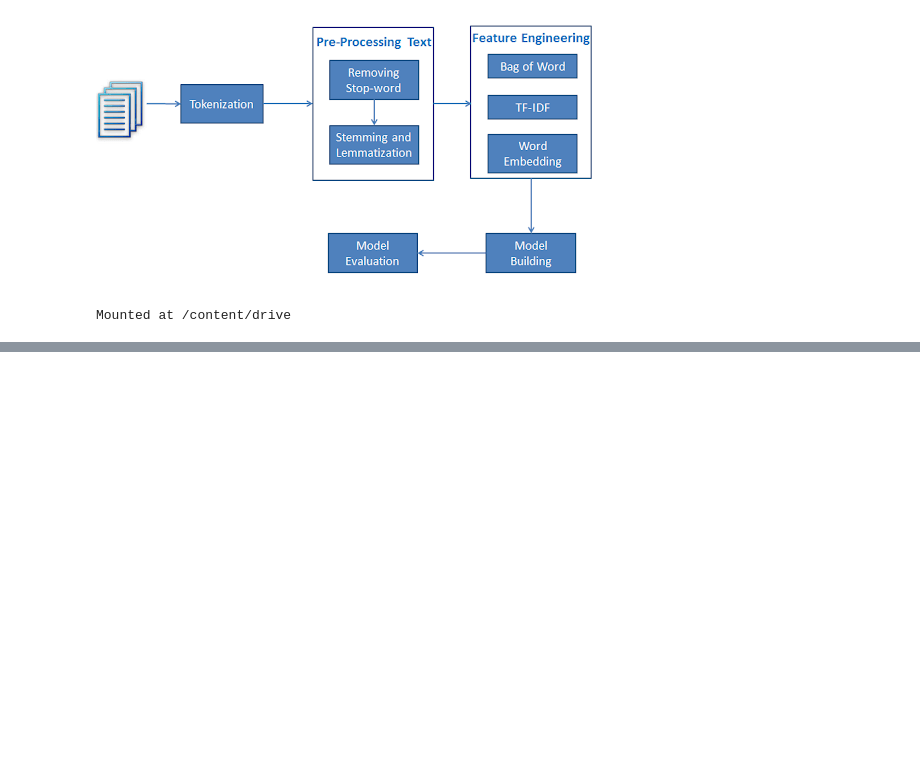
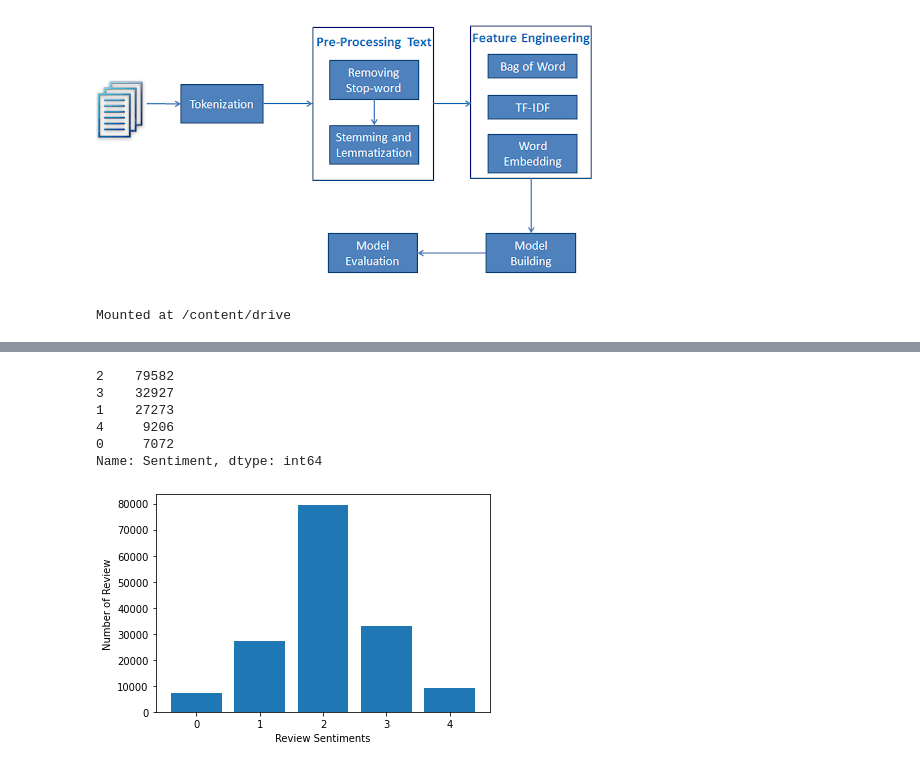
Before and after one commit to JMML2021/-Sprint-9.-An-lisi-de-sentiment-i-textos, a Jupyter notebook: Sprint_9_Anàlisi_de_sentiment_i_textos.ipynb, the cells around one changed output, grey strips where cells are left out. Drawn from its saved outputs; the diff is of its cells as text; code cells hidden in the pictures; blank space fills up the shorter version.

```diff
--- a/Sprint_9_Anàlisi_de_sentiment_i_textos.ipynb
+++ b/Sprint_9_Anàlisi_de_sentiment_i_textos.ipynb
@@ -166,0 +194,17 @@ data=pd.read_csv('/content/drive/MyDrive/01_COLAB/train.tsv', sep='\t')
+# %%
+data.Sentiment.value_counts()
+# %% [output]
+2    79582
+3    32927
+1    27273
+4     9206
+0     7072
+Name: Sentiment, dtype: int64
+# %%
+Sentiment_count=data.groupby('Sentiment').count()
+plt.bar(Sentiment_count.index.values, Sentiment_count['Phrase'])
+plt.xlabel('Review Sentiments')
+plt.ylabel('Number of Review')
+plt.show()
+# %% [output]
+[figure, added]
```
Also changed, not shown: parts of 15 cells of this notebook.
